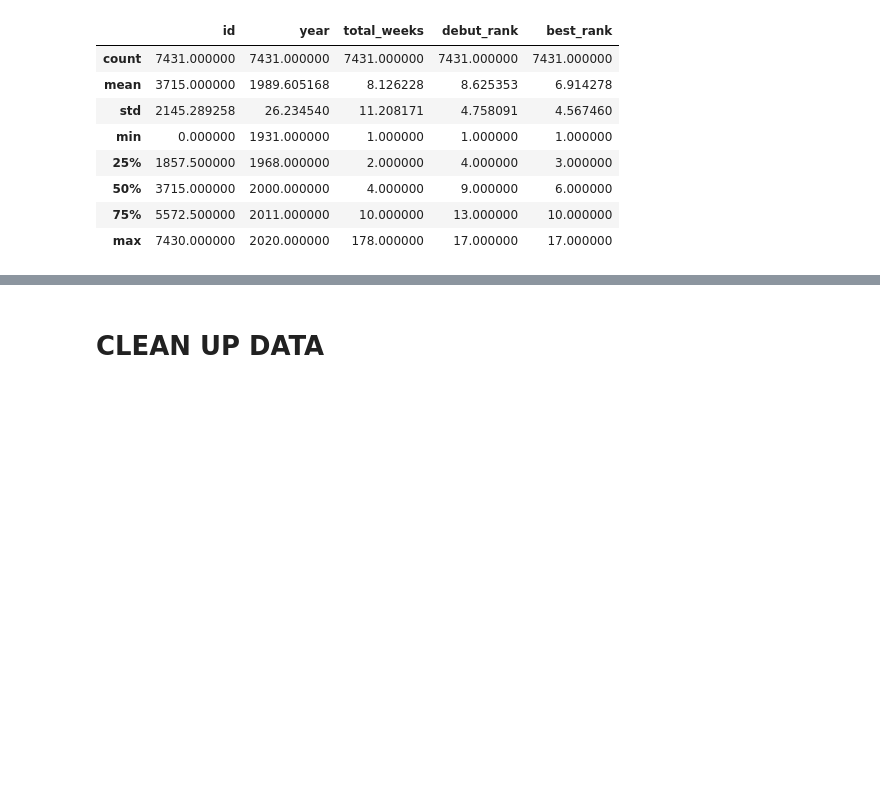
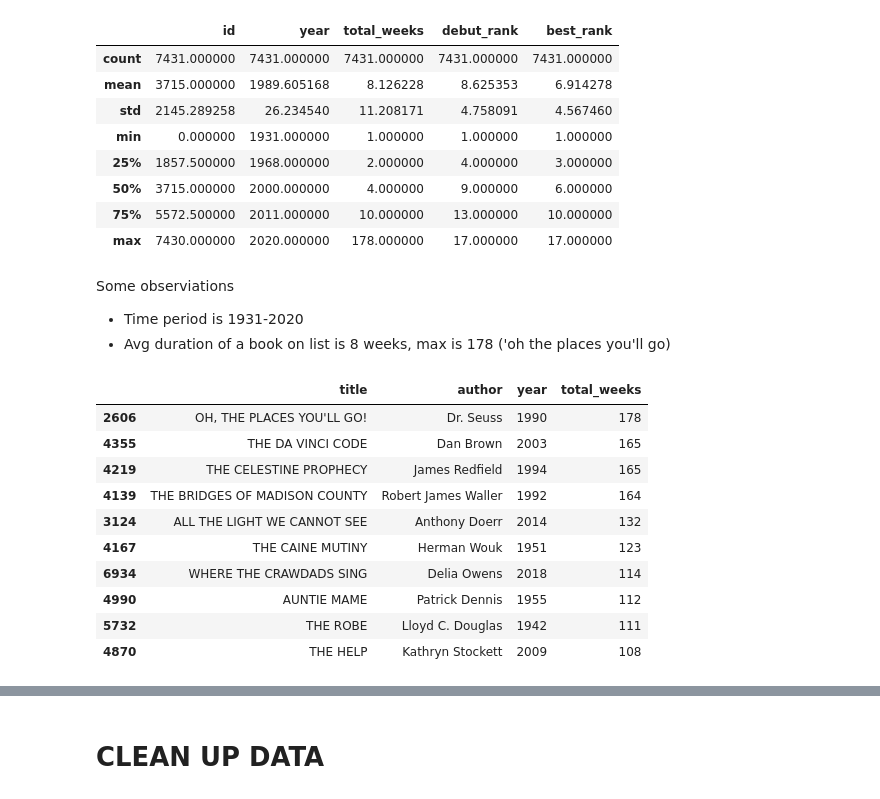
Before and after one commit to wcrowley342/bookanalysis, a Jupyter notebook: Book_Analysis.ipynb, the cells around one changed output, grey strips where cells are left out. Cells and saved outputs as stored; diff of their text form; code cells hidden in the pictures; blank space fills up the shorter version.

```diff
--- a/Book_Analysis.ipynb
+++ b/Book_Analysis.ipynb
@@ -77,3 +77,23 @@ titles_df.describe()
 | 50% | 3715.000000 | 2000.000000 | 4.000000 | 9.000000 | 6.000000 |
 | 75% | 5572.500000 | 2011.000000 | 10.000000 | 13.000000 | 10.000000 |
 | max | 7430.000000 | 2020.000000 | 178.000000 | 17.000000 | 17.000000 |
+# %% [markdown]
+Some observiations
+
+*   Time period is 1931-2020
+*   Avg duration of a book on list is 8 weeks, max is 178 ('oh the places you'll go)
+# %%
+longest_books=titles_df.sort_values('total_weeks', ascending=False)
+longest_books[["title", "author", "year", "total_weeks"]].head(10)
+# %% [output]
+|  | title | author | year | total_weeks |
+| 2606 | OH, THE PLACES YOU'LL GO! | Dr. Seuss | 1990 | 178 |
+| 4355 | THE DA VINCI CODE | Dan Brown | 2003 | 165 |
+| 4219 | THE CELESTINE PROPHECY | James Redfield | 1994 | 165 |
+| 4139 | THE BRIDGES OF MADISON COUNTY | Robert James Waller | 1992 | 164 |
+| 3124 | ALL THE LIGHT WE CANNOT SEE | Anthony Doerr | 2014 | 132 |
+| 4167 | THE CAINE MUTINY | Herman Wouk | 1951 | 123 |
+| 6934 | WHERE THE CRAWDADS SING | Delia Owens | 2018 | 114 |
+| 4990 | AUNTIE MAME | Patrick Dennis | 1955 | 112 |
+| 5732 | THE ROBE | Lloyd C. Douglas | 1942 | 111 |
+| 4870 | THE HELP | Kathryn Stockett | 2009 | 108 |
```
Also changed, not shown: parts of 4 cells of this notebook.
